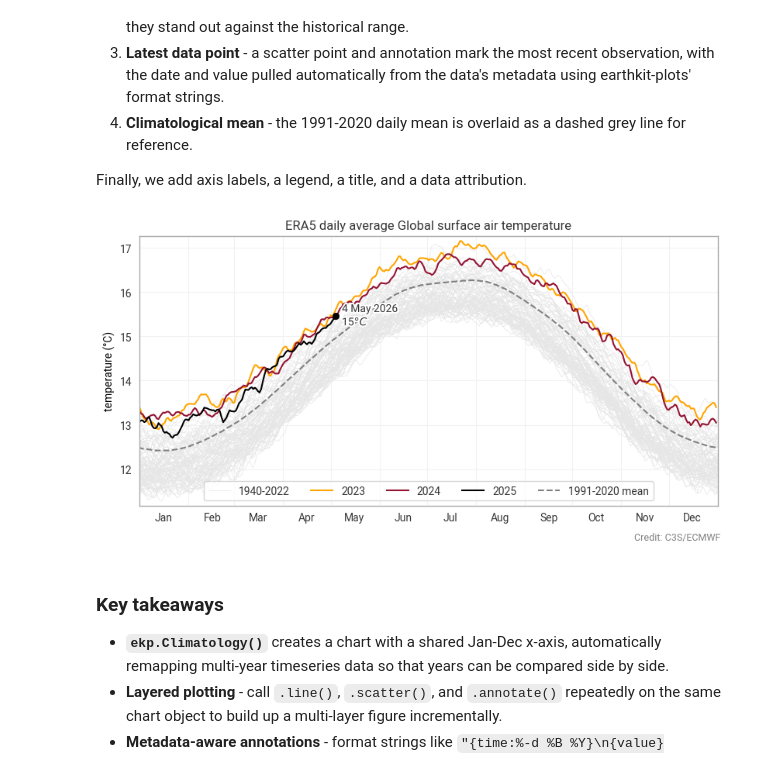
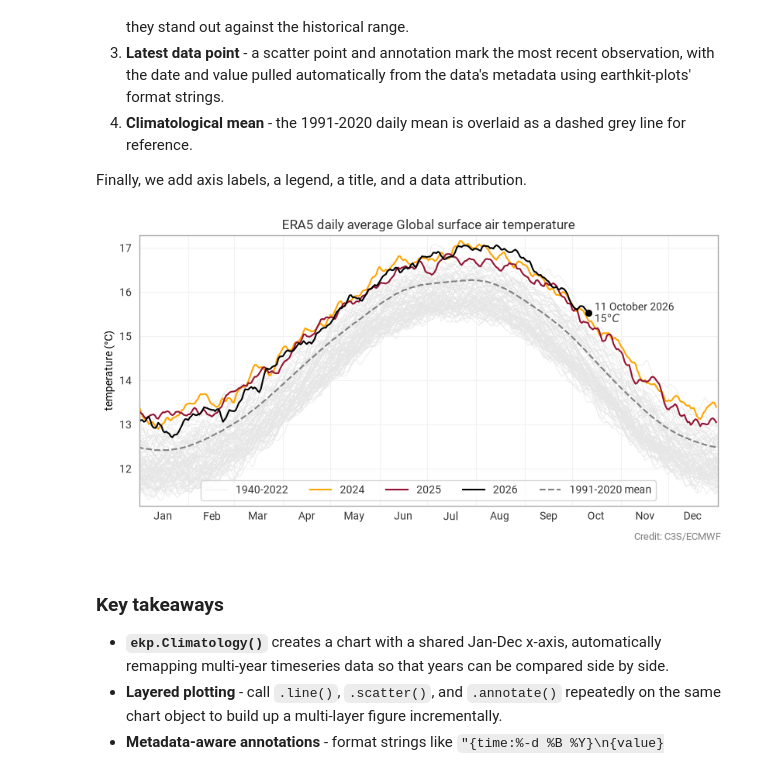
Before and after one commit to ecmwf-training/2026-earthkit-training, a Jupyter notebook: content/earthkit-plots/solutions/ekp-7-other-plots.ipynb, the cells around one changed output. Saved outputs shown, nothing was run; the diff lists cells and outputs as text; code cells hidden in the pictures.

```diff
--- a/content/earthkit-plots/solutions/ekp-7-other-plots.ipynb
+++ b/content/earthkit-plots/solutions/ekp-7-other-plots.ipynb
@@ -75,37 +75,37 @@ chart = ekp.Climatology()
 
 # Historical background (1940-2023 inclusive)
 chart.line(
     da.sel(time=slice("1940", "2023")),
     linewidth=0.5, color="#e6e6e6", label="1940-2022",
 )
 
 # Recent years to highlight
-chart.line(da.sel(time=slice("2024", "2024")), color="orange", label="2023")
-chart.line(da.sel(time=slice("2025", "2025")), color=C3S_RED, label="2024")
-chart.line(da.sel(time=slice("2026", "2026")), color="black", label="2025")
+chart.line(da.sel(time=slice("2024", "2024")), color="orange", label="2024")
+chart.line(da.sel(time=slice("2025", "2025")), color=C3S_RED, label="2025")
+chart.line(da.sel(time=slice("2026", "2026")), color="black", label="2026")
 
 # Latest data point with label
 chart.scatter(da.isel(time=-1), color="black", zorder=10)
 chart.annotate(
     "{time:%-d %B %Y}\n{value}{units}", da.isel(time=-1),
     path_effects=[pe.withStroke(linewidth=3, foreground="white")],
     verticalalignment="center", xytext=(6, 0), textcoords="offset points",
 )
 
 # Climatological mean
 chart.line(clim_daily, color="grey", linestyle="--", label="1991-2020 mean")
 
 # Axis formatting
 chart.xticks(frequency="M", period=True)
 chart.ylabel("temperature (°C)")
 
 chart.legend(ncols=5)
 chart.title("ERA5 daily average Global surface air temperature")
 chart.attribution("Credit: C3S/ECMWF", location="lower right")
 
 chart.show()
 # %% [output]
-[figure, old version]
+[figure, new version]
 # %% [markdown]
 ### Key takeaways
 
```
Also changed, not shown: 1 other file.
